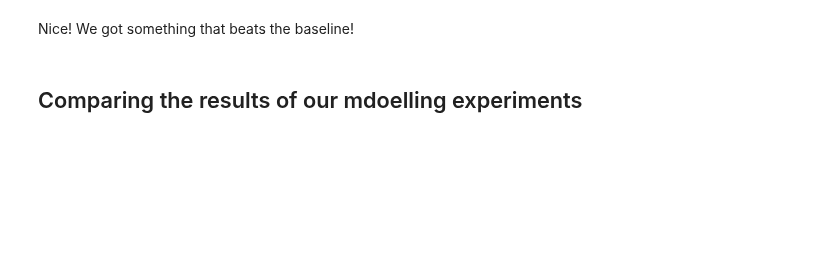
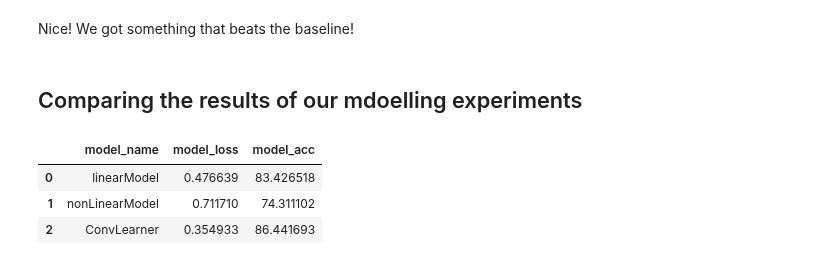
Before and after one commit to tituslhy/symmetrical-octo-spork, a Jupyter notebook: Notebooks/3. ComputerVision.ipynb, the cells around one changed output. Cells and saved outputs as stored; diff of their text form; code cells hidden in the pictures; blank space fills up the shorter version.

```diff
--- a/Notebooks/3. ComputerVision.ipynb
+++ b/Notebooks/3. ComputerVision.ipynb
@@ -483,7 +483,8 @@ Train time on mps:0: 26.590 seconds
 model1_results = eval_model(model = model1,
                             data_loader = test_dataloader,
                             loss_fn = loss_fn,
-                            accuracy_fn = classification_accuracy)
+                            accuracy_fn = classification_accuracy,
+                            device = device)
 
 model1_results
 # %% [output]
@@ -631,3 +632,14 @@ model2_results
 Nice! We got something that beats the baseline!
 # %% [markdown]
 ## Comparing the results of our mdoelling experiments
+# %%
+import pandas as pd
+compare_results = pd.DataFrame([model0_results,
+                                model1_results,
+                                model2_results])
+compare_results
+# %% [output]
+|  | model_name | model_loss | model_acc |
+| 0 | linearModel | 0.476639 | 83.426518 |
+| 1 | nonLinearModel | 0.711710 | 74.311102 |
+| 2 | ConvLearner | 0.354933 | 86.441693 |
```
Also changed, not shown: parts of 5 cells of this notebook.
